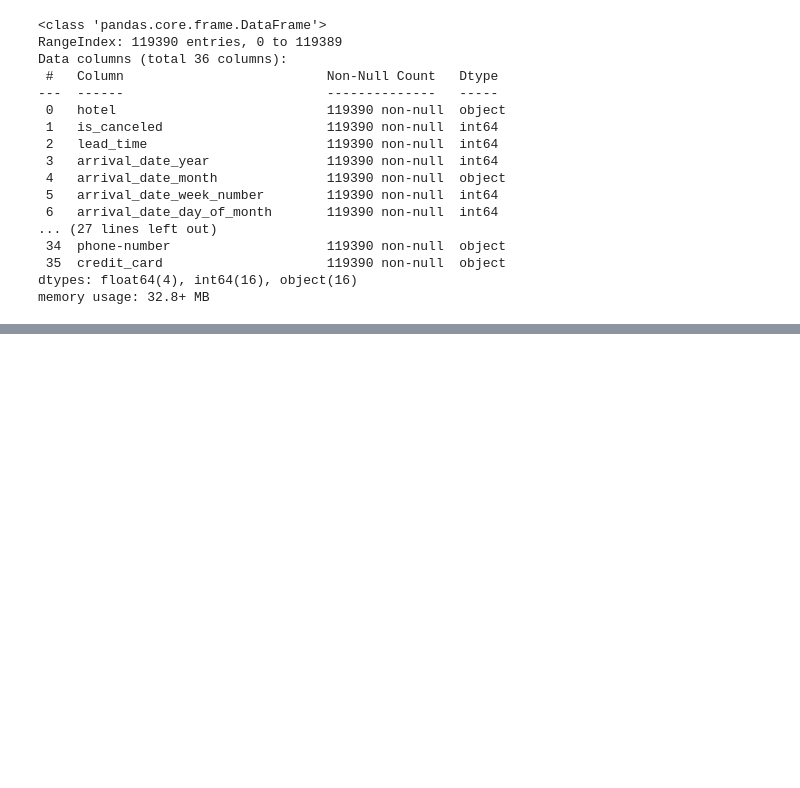
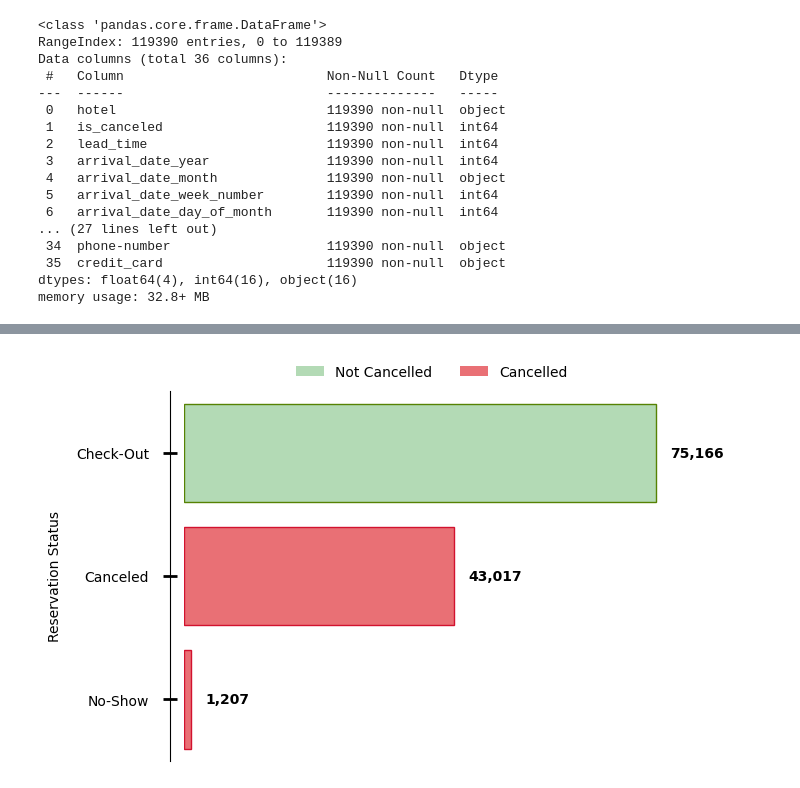
Before and after one commit to sal-siddiqui/booking-cancellation-confirmation, a Jupyter notebook: jupyter/notebooks/notebook.ipynb, the cells around one changed output, grey strips where cells are left out. Drawn from its saved outputs; the diff is of its cells as text; code cells hidden in the pictures; blank space fills up the shorter version.

```diff
--- a/jupyter/notebooks/notebook.ipynb
+++ b/jupyter/notebooks/notebook.ipynb
@@ -184,0 +392,47 @@ memory usage: 32.8+ MB
+# %%
+# Select relevant columns for analysis
+data = data_eda[["reservation_status", "is_canceled"]]
+
+# Create the figure
+fig, ax = plt.subplots(1, 1)
+
+# Construct the plot
+sns.countplot(
+    data=data,
+    y="reservation_status",
+    hue="is_canceled",
+    palette=[CustomColor.light_green, CustomColor.light_red],
+    ax=ax,
+)
+
+# Modify the labels
+ax.set_xlabel("")
+ax.set_ylabel("Reservation Status", labelpad=10)
+
+# Modfiy the ticks
+ax.set_xticks([], [])
+ax.tick_params(length=10, width=2, direction="inout", pad=10)
+
+# Modify the legend
+handles, labels = ax.get_legend_handles_labels()
+labels = ["Not Cancelled", "Cancelled"]
+ax.legend(handles, labels, frameon=False, ncols=2, loc="lower center", bbox_to_anchor=(0.5, 1))
+
+# Modify the spines
+ax.spines[["top", "right", "bottom"]].set_visible(False)
+ax.spines["left"].set_position(("outward", 10))
+
+# Add bar annotation
+[ax.bar_label(container, label_type="edge", padding=10, fmt="{:,.0f}", weight="bold") for container in ax.containers]
+
+# Modify edge color
+for idx, patch in enumerate(ax.patches[:3]):
+    if idx == 0:
+        patch.set_edgecolor(CustomColor.dark_green)
+    else:
+        patch.set_edgecolor(CustomColor.dark_red)
+
+# Render the plot
+plt.show()
+# %% [output]
+[figure, added]
```
Also changed, not shown: parts of 21 cells of this notebook, 2 other files.
